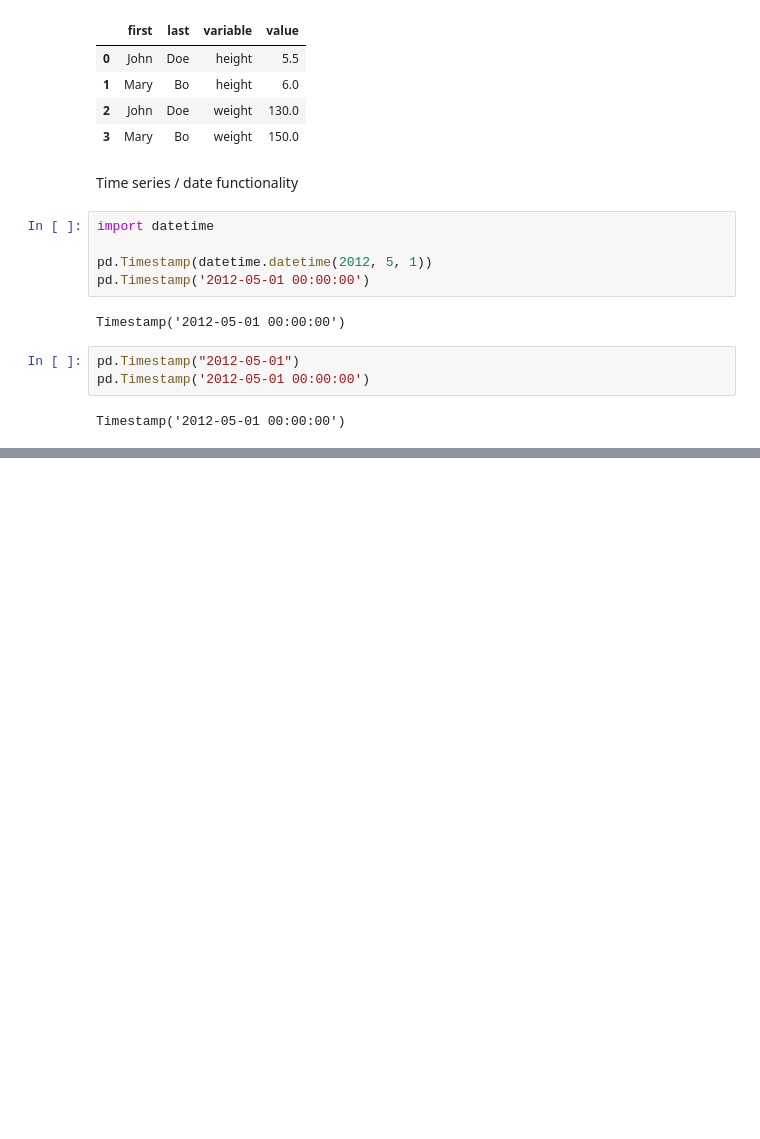
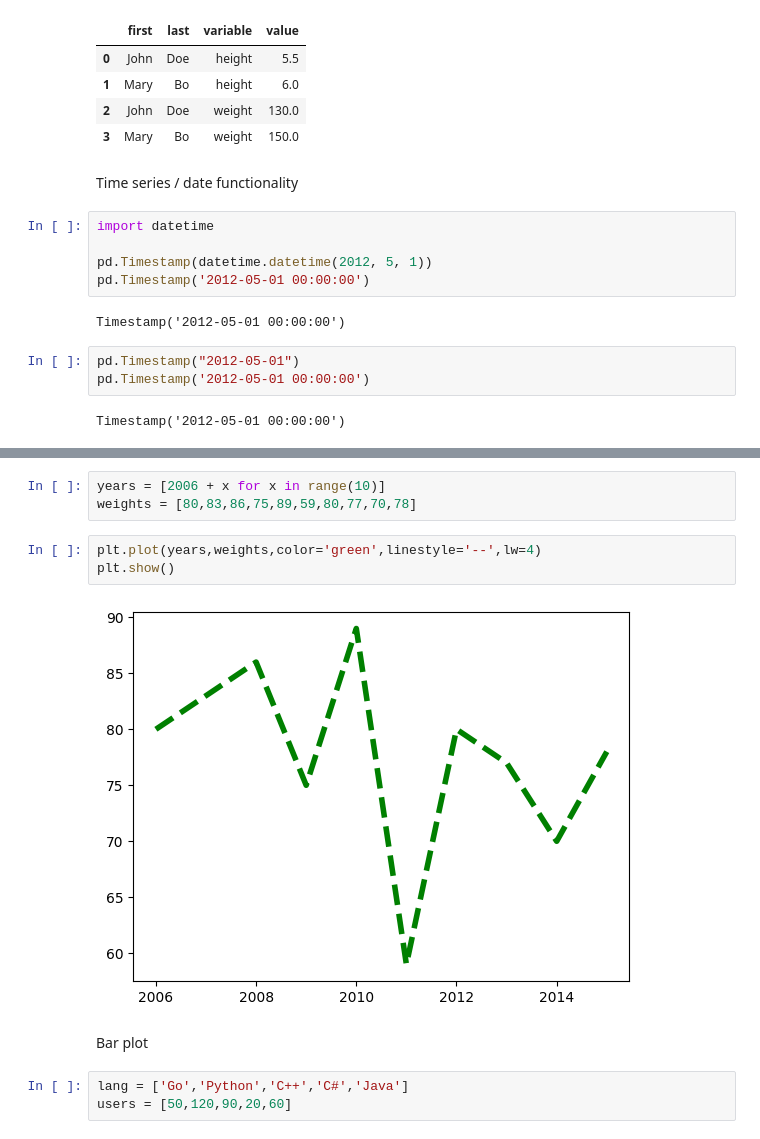
Before and after one commit to dhyan95/Self-Learning-Python-Journey, a Jupyter notebook: Python_journal.ipynb, the cells around one changed output, grey strips where cells are left out. Cells and saved outputs as stored; diff of their text form; blank space fills up the shorter version.

```diff
--- a/Python_journal.ipynb
+++ b/Python_journal.ipynb
@@ -947,0 +966,13 @@ Timestamp('2012-05-01 00:00:00')
+# %%
+years = [2006 + x for x in range(10)]
+weights = [80,83,86,75,89,59,80,77,70,78]
+# %%
+plt.plot(years,weights,color='green',linestyle='--',lw=4)
+plt.show()
+# %% [output]
+[figure, added]
+# %% [markdown]
+Bar plot
+# %%
+lang = ['Go','Python','C++','C#','Java']
+users = [50,120,90,20,60]
```
Also changed, not shown: parts of 52 cells of this notebook.
